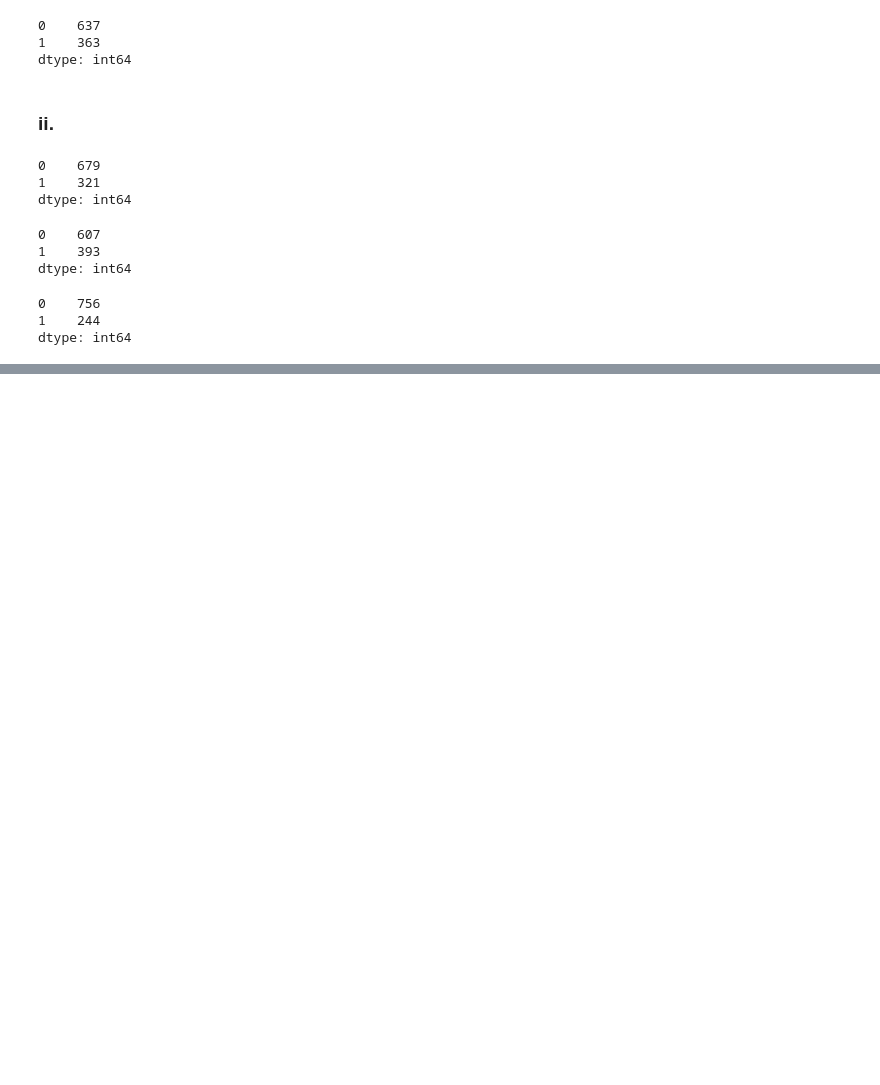
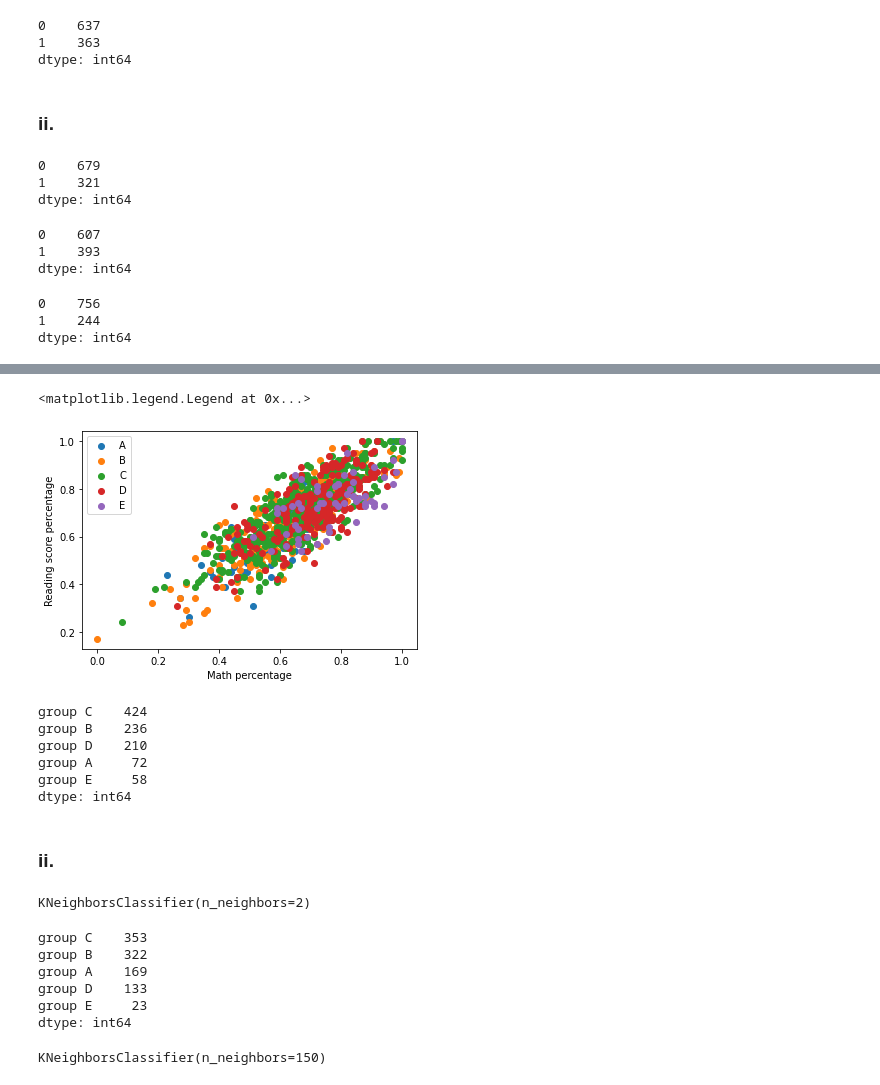
Before and after one commit to Pranaybot/Data_methods_Final_project, a Jupyter notebook: CMSE_381_Project.ipynb, the cells around one changed output, grey strips where cells are left out. Saved outputs shown, nothing was run; the diff lists cells and outputs as text; code cells hidden in the pictures; blank space fills up the shorter version.

Commit message:
Performed KNN clustering on students based on race/ethnicity

```diff
--- a/CMSE_381_Project.ipynb
+++ b/CMSE_381_Project.ipynb
@@ -222,0 +237,3 @@ dtype: int64
+# %%
+new_df3 = new_df3.drop(['Unnamed: 0'], axis=1)
+new_df3
@@ -222,0 +254,5 @@ dtype: int64
+# %%
+X2 = new_df3.drop(['race/ethnicity'], axis=1)
+y2 = new_df3.iloc[:,0]
+neigh5 = KNeighborsClassifier(n_neighbors=6)
+neigh5.fit(X2, y2)
@@ -222,0 +261,7 @@ dtype: int64
+# %%
+y_predicted5 = neigh5.predict(X2)
+# %%
+df_mod = new_df3
+df_mod = df_mod.drop(['race/ethnicity'], axis = 1)
+df_mod['cluster'] = y_predicted5
+df_mod.head()
@@ -222,0 +275,50 @@ dtype: int64
+# %%
+df3 = df_mod[df_mod.cluster == 'group A']
+df4 = df_mod[df_mod.cluster == 'group B']
+df5 = df_mod[df_mod.cluster == 'group C']
+df6 = df_mod[df_mod.cluster == 'group D']
+df7 = df_mod[df_mod.cluster == 'group E']
+plt.scatter(df3['math percentage'], df3['reading score percentage'], label = 'A')
+plt.scatter(df4['math percentage'], df4['reading score percentage'], label = 'B')
+plt.scatter(df5['math percentage'], df5['reading score percentage'], label = 'C')
+plt.scatter(df6['math percentage'], df6['reading score percentage'], label = 'D')
+plt.scatter(df7['math percentage'], df7['reading score percentage'], label = 'E')
+plt.xlabel('Math percentage')
+plt.ylabel('Reading score percentage')
+plt.legend()
+# %% [output]
+<matplotlib.legend.Legend at 0x...>
+[figure, added]
+# %%
+label_count6 = pd.Series(y_predicted5).value_counts()
+label_count6
+# %% [output]
+group C    424
+group B    236
+group D    210
+group A     72
+group E     58
+dtype: int64
+# %% [markdown]
+### ii.
+# %%
+neigh6 = KNeighborsClassifier(n_neighbors=2)
+neigh6.fit(X2, y2)
+# %% [output]
+KNeighborsClassifier(n_neighbors=2)
+# %%
+y_predicted6 = neigh6.predict(X2)
+label_count7 = pd.Series(y_predicted6).value_counts()
+label_count7
+# %% [output]
+group C    353
+group B    322
+group A    169
+group D    133
+group E     23
+dtype: int64
+# %%
+neigh7 = KNeighborsClassifier(n_neighbors=150)
+neigh7.fit(X2, y2)
+# %% [output]
+KNeighborsClassifier(n_neighbors=150)
```
Also changed, not shown: parts of 9 cells of this notebook.
